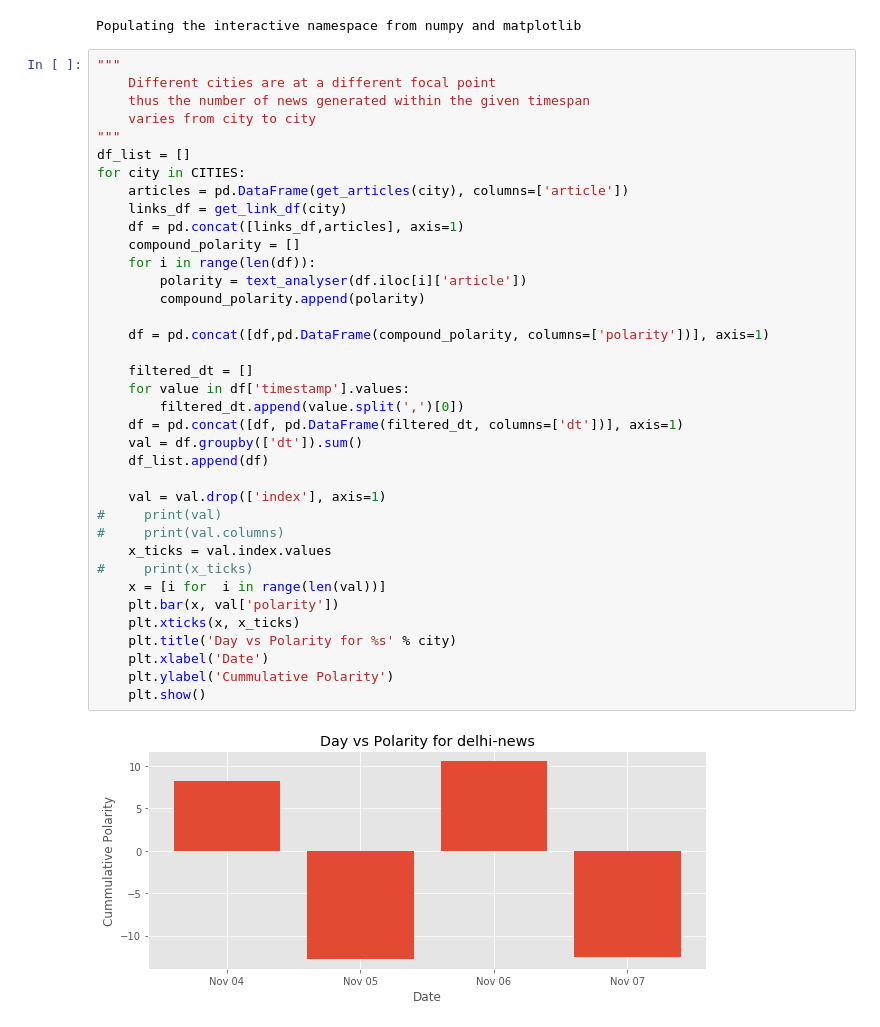
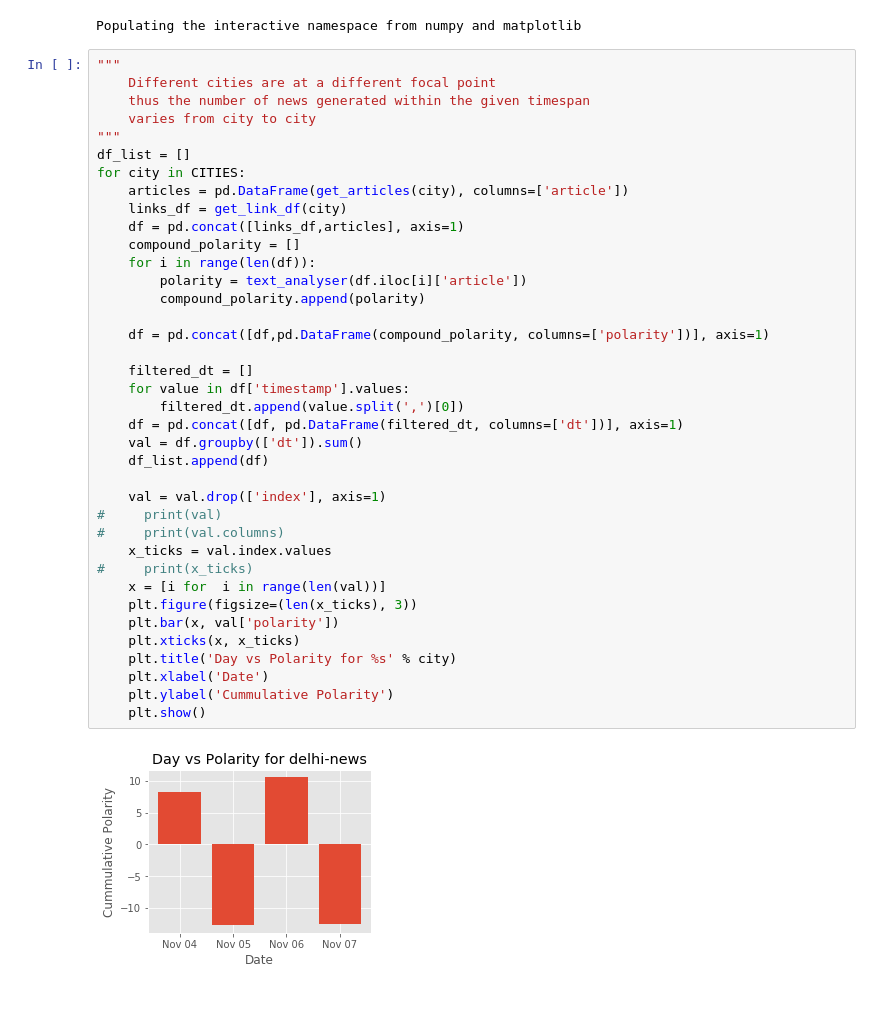
Before and after one commit to aradhyamathur/news_city_sentiment, a Jupyter notebook: news_analysis.ipynb, the cells around one changed output. Cells and saved outputs as stored; diff of their text form.

Commit message:
plot dimension fix

```diff
--- a/news_analysis.ipynb
+++ b/news_analysis.ipynb
@@ -614,31 +618,32 @@ for city in CITIES:
     articles = pd.DataFrame(get_articles(city), columns=['article'])
     links_df = get_link_df(city)
     df = pd.concat([links_df,articles], axis=1)
     compound_polarity = []
     for i in range(len(df)):
         polarity = text_analyser(df.iloc[i]['article'])
         compound_polarity.append(polarity)
 
     df = pd.concat([df,pd.DataFrame(compound_polarity, columns=['polarity'])], axis=1)
 
     filtered_dt = []
     for value in df['timestamp'].values:
         filtered_dt.append(value.split(',')[0])
     df = pd.concat([df, pd.DataFrame(filtered_dt, columns=['dt'])], axis=1)
     val = df.groupby(['dt']).sum()
     df_list.append(df)
 
     val = val.drop(['index'], axis=1)
 #     print(val)
 #     print(val.columns)
     x_ticks = val.index.values
 #     print(x_ticks)
     x = [i for  i in range(len(val))]
+    plt.figure(figsize=(len(x_ticks), 3))
     plt.bar(x, val['polarity'])
     plt.xticks(x, x_ticks)
     plt.title('Day vs Polarity for %s' % city)
     plt.xlabel('Date')
     plt.ylabel('Cummulative Polarity')
     plt.show()
 # %% [output]
-[figure, old version]
+[figure, new version]
```
Also changed, not shown: parts of 5 cells of this notebook.
